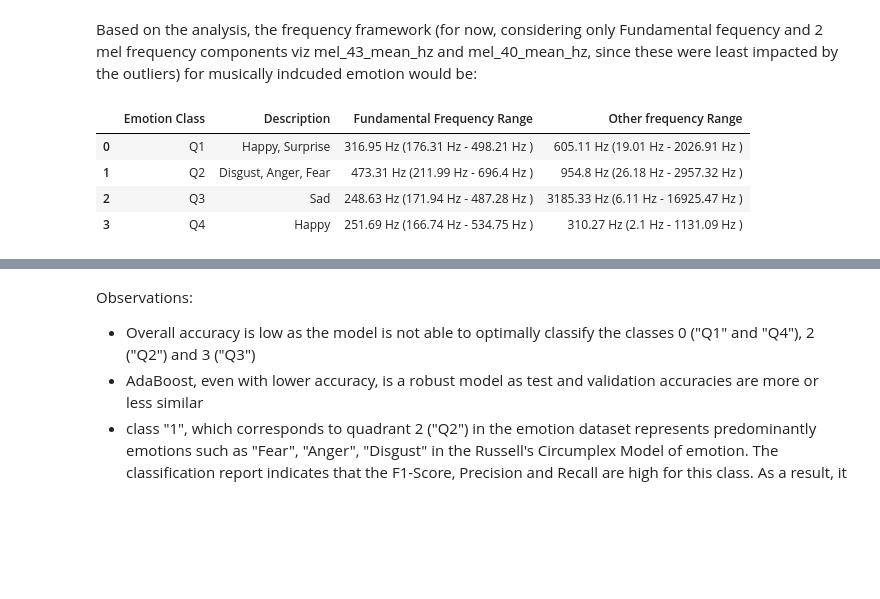
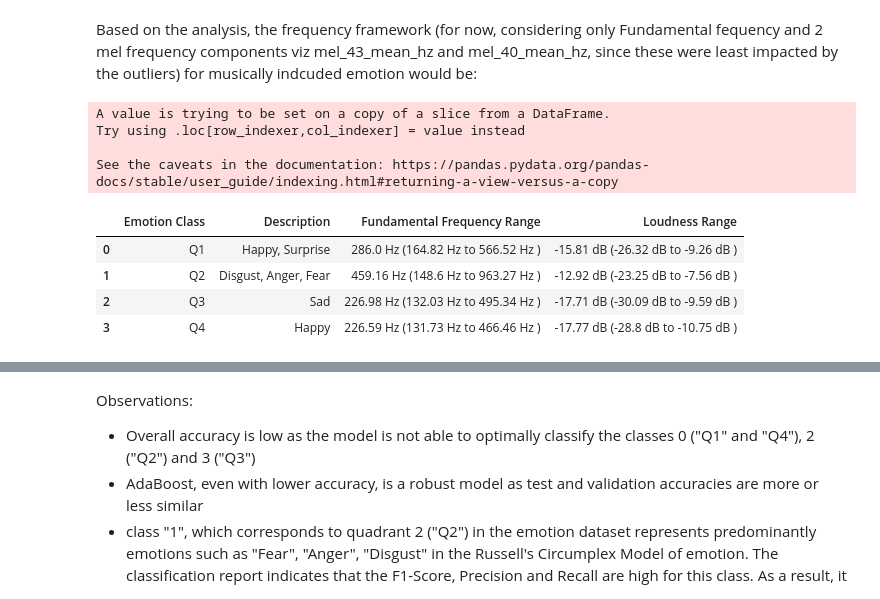
Before and after one commit to vinurajd/MER_Phd_Thesis, a Jupyter notebook: DS_1_Analysis-Adaboost-4 classes.ipynb, the cells around one changed output, grey strips where cells are left out. Drawn from its saved outputs; the diff is of its cells as text; code cells hidden in the pictures; blank space fills up the shorter version.

```diff
--- a/DS_1_Analysis-Adaboost-4 classes.ipynb
+++ b/DS_1_Analysis-Adaboost-4 classes.ipynb
@@ -770,0 +823,17 @@ plt.show()
+# %%
+# Load model
+ab_model_4_class = pickle.load(open(root_path+file_name,'rb'))
+
+top_n_cols = list(feat_imp_df.feature_names[0:10])
+y_pred_model = ab_model_4_class.predict(X_valid[top_n_cols])
+#y_pred_prob = ab_model_4_class.predict_proba(X_valid[top_n_cols])
+
+# # get mel columns from validate_df and convert them to hz
+# validate_df = X_valid
+# mel_cols = list(validate_df.loc[:,validate_df.columns.str.contains('mel_')].columns)
+# evaluate_df = validate_df.loc[:,~validate_df.columns.str.contains('mel_')]
+# mel_df = pd.DataFrame()
+# for col_name in mel_cols:
+#     mel_df[str(col_name)+"_hz"] = validate_df.apply(lambda x: round(mel_to_hz(x[col_name]),2),axis=1)
+
+# evaluate_df = pd.concat([evaluate_df,mel_df], axis=1)
@@ -771,42 +854,40 @@ plt.show()
 # %% [markdown]
 Based on the analysis, the frequency framework (for now, considering only Fundamental fequency and 2 mel frequency components viz mel_43_mean_hz and mel_40_mean_hz, since these were least impacted by the outliers) for musically indcuded emotion would be:
 # %%
-final_df = evaluate_df[['sound_file_class','f0_mean','mel_23_mean_hz','mel_40_mean_hz']]
+final_df = X_valid[top_n_cols]
+final_df['sound_file_class'] = y_valid
 
 class_values = [0,1,2,3]
 outcome_df = pd.DataFrame({'Emotion Class':['Q1','Q2','Q3','Q4'],
              'Description':['Happy, Surprise','Disgust, Anger, Fear','Sad','Happy']})
 f0_list = []
-oth_freq_list = []
+loudness_list = []
+mel_list = []
 for class_value in class_values:
     tmp_list = []
     class_df = final_df[final_df.sound_file_class==class_value]
     mean_val = round(np.mean(class_df.f0_mean) ,2)
     min_val = round(np.min(class_df.f0_mean),2)
     max_val = round(np.max(class_df.f0_mean) ,2)
-    range_val = str(mean_val)+" Hz ("+str(min_val)+" Hz - "+ str(max_val) +" Hz )"
+    range_val = str(mean_val)+" Hz ("+str(min_val)+" Hz to "+ str(max_val) +" Hz )"
     f0_list.append(range_val)
-    tmp_list.append(np.mean(class_df.mel_23_mean_hz))
-    tmp_list.append(np.min(class_df.mel_23_mean_hz))
-    tmp_list.append(np.max(class_df.mel_23_mean_hz))
 
-    tmp_list.append(np.mean(class_df.mel_40_mean_hz))
-    tmp_list.append(np.min(class_df.mel_40_mean_hz))
-    tmp_list.append(np.max(class_df.mel_40_mean_hz))
-
-    mean_val = round(np.mean(tmp_list) ,2)
-    min_val = round(np.min(tmp_list),2)
-    max_val = round(np.max(tmp_list),2)
-
-    range_val = str(mean_val)+" Hz ("+str(min_val)+" Hz - "+ str(max_val) +" Hz )"
-    oth_freq_list.append(range_val)
+    mean_val = round(np.mean(class_df.loudness_mean) ,2)
+    min_val = round(np.min(class_df.loudness_mean),2)
+    max_val = round(np.max(class_df.loudness_mean) ,2)
+    range_val = str(mean_val)+" dB ("+str(min_val)+" dB to "+ str(max_val) +" dB )"
+    loudness_list.append(range_val)
 
 outcome_df['Fundamental Frequency Range'] = f0_list
-outcome_df['Other frequency Range'] = oth_freq_list
+outcome_df['Loudness Range'] = loudness_list
 outcome_df
 # %% [output]
+A value is trying to be set on a copy of a slice from a DataFrame.
+Try using .loc[row_indexer,col_indexer] = value instead
+
+See the caveats in the documentation: https://pandas.pydata.org/pandas-docs/stable/user_guide/indexing.html#returning-a-view-versus-a-copy
-|  | Emotion Class | Description | Fundamental Frequency Range | Other frequency Range |
-| 0 | Q1 | Happy, Surprise | 316.95 Hz (176.31 Hz - 498.21 Hz ) | 605.11 Hz (19.01 Hz - 2026.91 Hz ) |
-| 1 | Q2 | Disgust, Anger, Fear | 473.31 Hz (211.99 Hz - 696.4 Hz ) | 954.8 Hz (26.18 Hz - 2957.32 Hz ) |
-| 2 | Q3 | Sad | 248.63 Hz (171.94 Hz - 487.28 Hz ) | 3185.33 Hz (6.11 Hz - 16925.47 Hz ) |
-| 3 | Q4 | Happy | 251.69 Hz (166.74 Hz - 534.75 Hz ) | 310.27 Hz (2.1 Hz - 1131.09 Hz ) |
+|  | Emotion Class | Description | Fundamental Frequency Range | Loudness Range |
+| 0 | Q1 | Happy, Surprise | 286.0 Hz (164.82 Hz to 566.52 Hz ) | -15.81 dB (-26.32 dB to -9.26 dB ) |
+| 1 | Q2 | Disgust, Anger, Fear | 459.16 Hz (148.6 Hz to 963.27 Hz ) | -12.92 dB (-23.25 dB to -7.56 dB ) |
+| 2 | Q3 | Sad | 226.98 Hz (132.03 Hz to 495.34 Hz ) | -17.71 dB (-30.09 dB to -9.59 dB ) |
+| 3 | Q4 | Happy | 226.59 Hz (131.73 Hz to 466.46 Hz ) | -17.77 dB (-28.8 dB to -10.75 dB ) |
```
Also changed, not shown: parts of 50 cells of this notebook, 9 other files.
